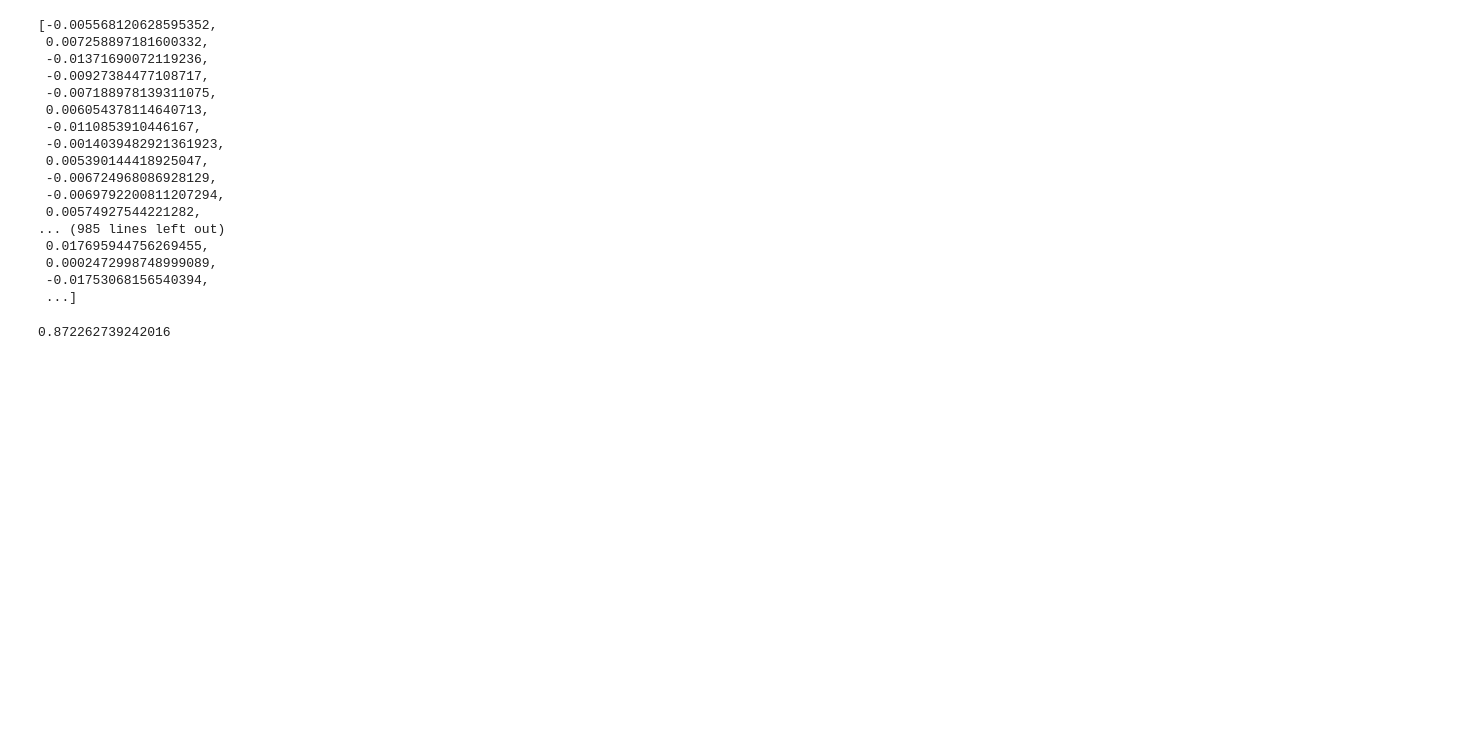
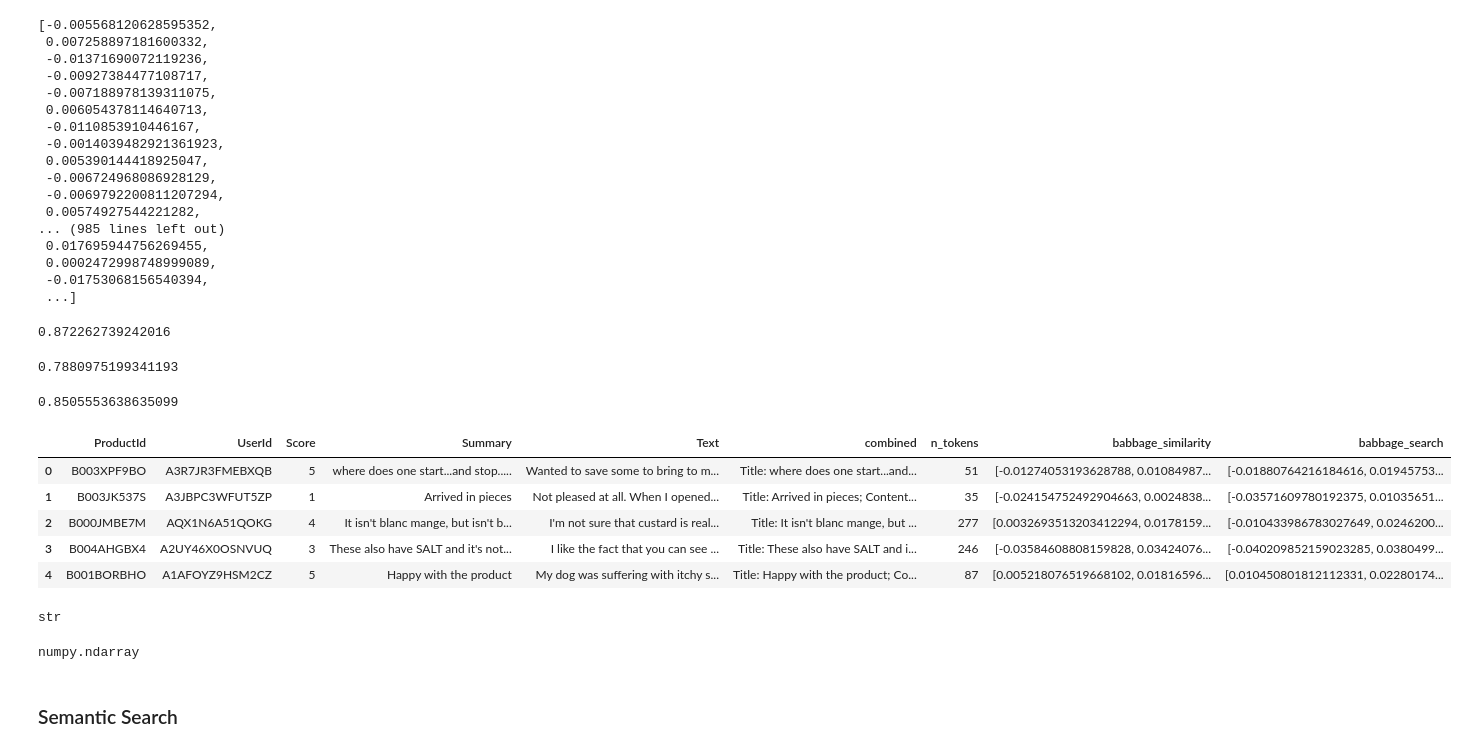
Before and after one commit to GK-INDIA/GPT-3_Embeddings, a Jupyter notebook: Embedding_model.ipynb, the cells around one changed output. Cells and saved outputs as stored; diff of their text form; code cells hidden in the pictures; blank space fills up the shorter version.

Commit message:
Embeddings_model.ipynb updated

```diff
--- a/Embedding_model.ipynb
+++ b/Embedding_model.ipynb
@@ -83,3 +83,27 @@ embedding_d = resp['data'][3]['embedding']
 np.dot(embedding_a, embedding_b)
 # %% [output]
 0.872262739242016
+# %%
+np.dot(embedding_a, embedding_c)
+# %% [output]
+0.7880975199341193
+# %%
+np.dot(embedding_c, embedding_d)
+# %% [output]
+0.8505553638635099
+# %%
+# https://www.kaggle.com/datasets/snap/amazon-fine-food-reviews
+datafile_path = "https://cdn.openai.com/API/examples/data/fine_food_reviews_with_embeddings_1k.csv"
+df = pd.read_csv(datafile_path)
+df.head()
+# %% [output]
+|  | ProductId | UserId | Score | Summary | Text | combined | n_tokens | babbage_similarity | babbage_search |
+| 0 | B003XPF9BO | A3R7JR3FMEBXQB | 5 | where does one start...and stop..... | Wanted to save some to bring to m... | Title: where does one start...and... | 51 | [-0.01274053193628788, 0.01084987... | [-0.01880764216184616, 0.01945753... |
+| 1 | B003JK537S | A3JBPC3WFUT5ZP | 1 | Arrived in pieces | Not pleased at all. When I opened... | Title: Arrived in pieces; Content... | 35 | [-0.024154752492904663, 0.0024838... | [-0.03571609780192375, 0.01035651... |
+| 2 | B000JMBE7M | AQX1N6A51QOKG | 4 | It isn't blanc mange, but isn't b... | I'm not sure that custard is real... | Title: It isn't blanc mange, but ... | 277 | [0.0032693513203412294, 0.0178159... | [-0.010433986783027649, 0.0246200... |
+| 3 | B004AHGBX4 | A2UY46X0OSNVUQ | 3 | These also have SALT and it's not... | I like the fact that you can see ... | Title: These also have SALT and i... | 246 | [-0.03584608808159828, 0.03424076... | [-0.040209852159023285, 0.0380499... |
+| 4 | B001BORBHO | A1AFOYZ9HSM2CZ | 5 | Happy with the product | My dog was suffering with itchy s... | Title: Happy with the product; Co... | 87 | [0.005218076519668102, 0.01816596... | [0.010450801812112331, 0.02280174... |
+# %%
+type(df.loc[0]['babbage_search'])
+# %% [output]
+str
@@ -85,0 +114,6 @@ np.dot(embedding_a, embedding_b)
+# %%
+type(df.loc[0]['babbage_search'])
+# %% [output]
+numpy.ndarray
+# %% [markdown]
+### Semantic Search
```
Also changed, not shown: parts of 21 cells of this notebook.
